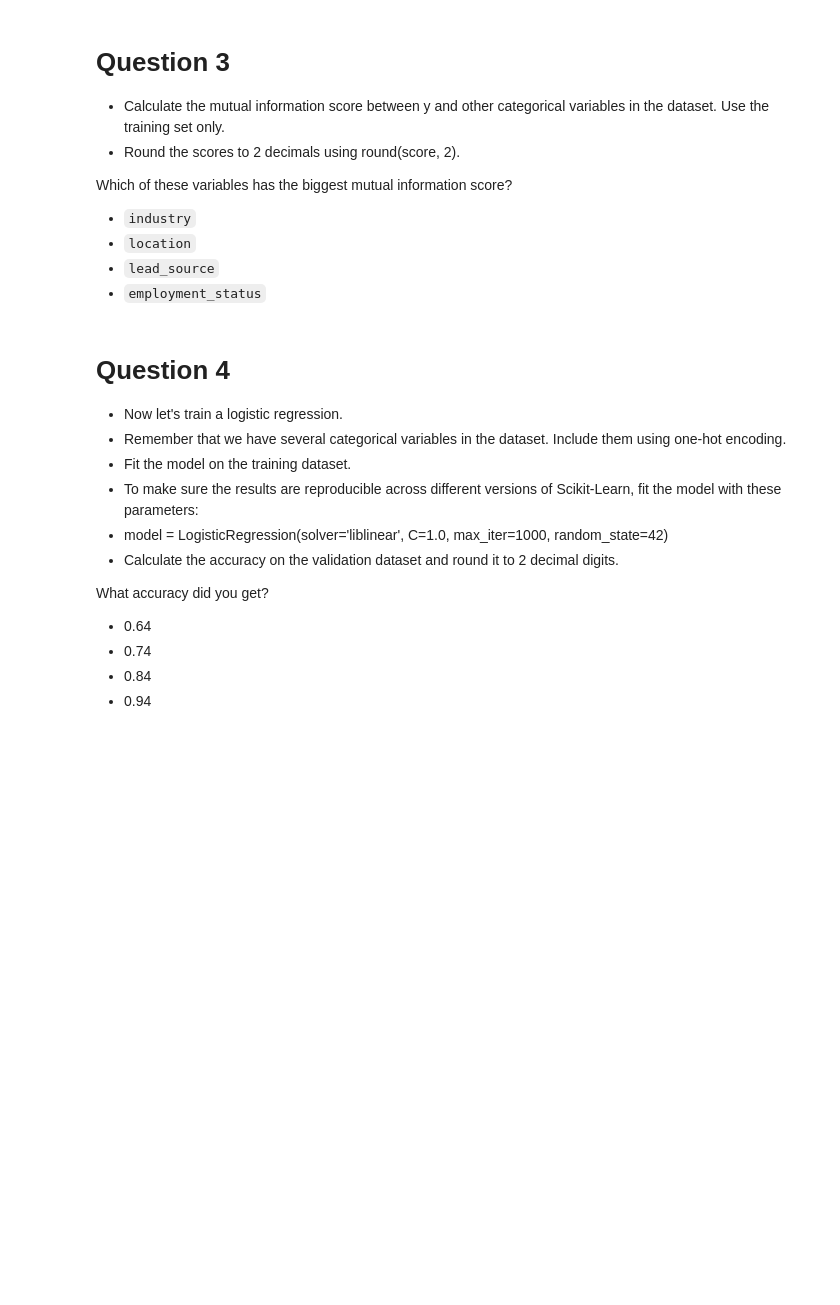
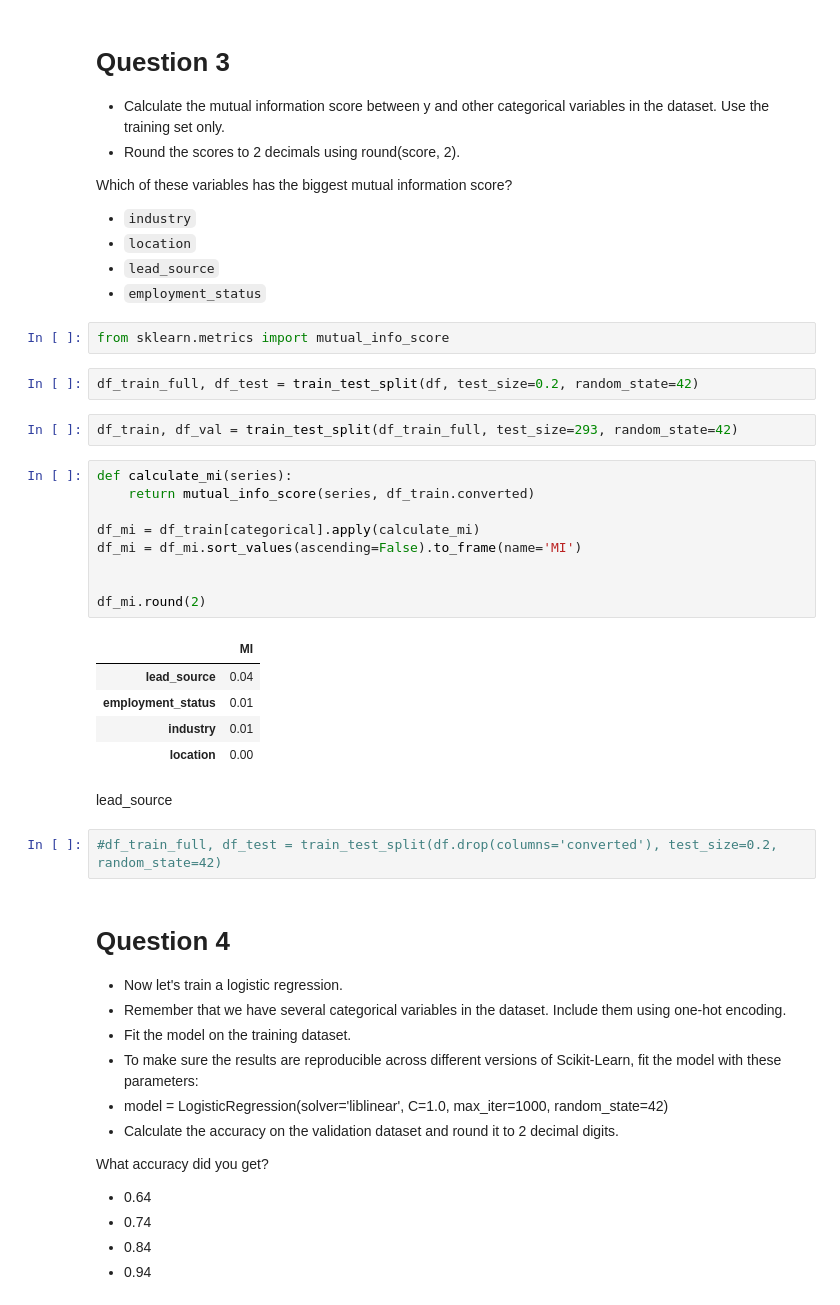
Before and after one commit to codeNHerz/ml-zoomcamp-coursework, a Jupyter notebook: 03-classification/homework_03.ipynb, the cells around one changed output. Saved outputs shown, nothing was run; the diff lists cells and outputs as text; blank space fills up the shorter version.

```diff
--- a/03-classification/homework_03.ipynb
+++ b/03-classification/homework_03.ipynb
@@ -157,6 +183,31 @@ Which of these variables has the biggest mutual information score?
 - `location`
 - `lead_source`
 - `employment_status`
+# %%
+from sklearn.metrics import mutual_info_score
+# %%
+df_train_full, df_test = train_test_split(df, test_size=0.2, random_state=42)
+# %%
+df_train, df_val = train_test_split(df_train_full, test_size=293, random_state=42)
+# %%
+def calculate_mi(series):
+    return mutual_info_score(series, df_train.converted)
+
+df_mi = df_train[categorical].apply(calculate_mi)
+df_mi = df_mi.sort_values(ascending=False).to_frame(name='MI')
+
+
+df_mi.round(2)
+# %% [output]
+|  | MI |
+| lead_source | 0.04 |
+| employment_status | 0.01 |
+| industry | 0.01 |
+| location | 0.00 |
+# %% [markdown]
+lead_source
+# %%
+#df_train_full, df_test = train_test_split(df.drop(columns='converted'), test_size=0.2, random_state=42)
 # %% [markdown]
 # Question 4
 
```
Also changed, not shown: parts of 35 cells of this notebook, 1 other file.
